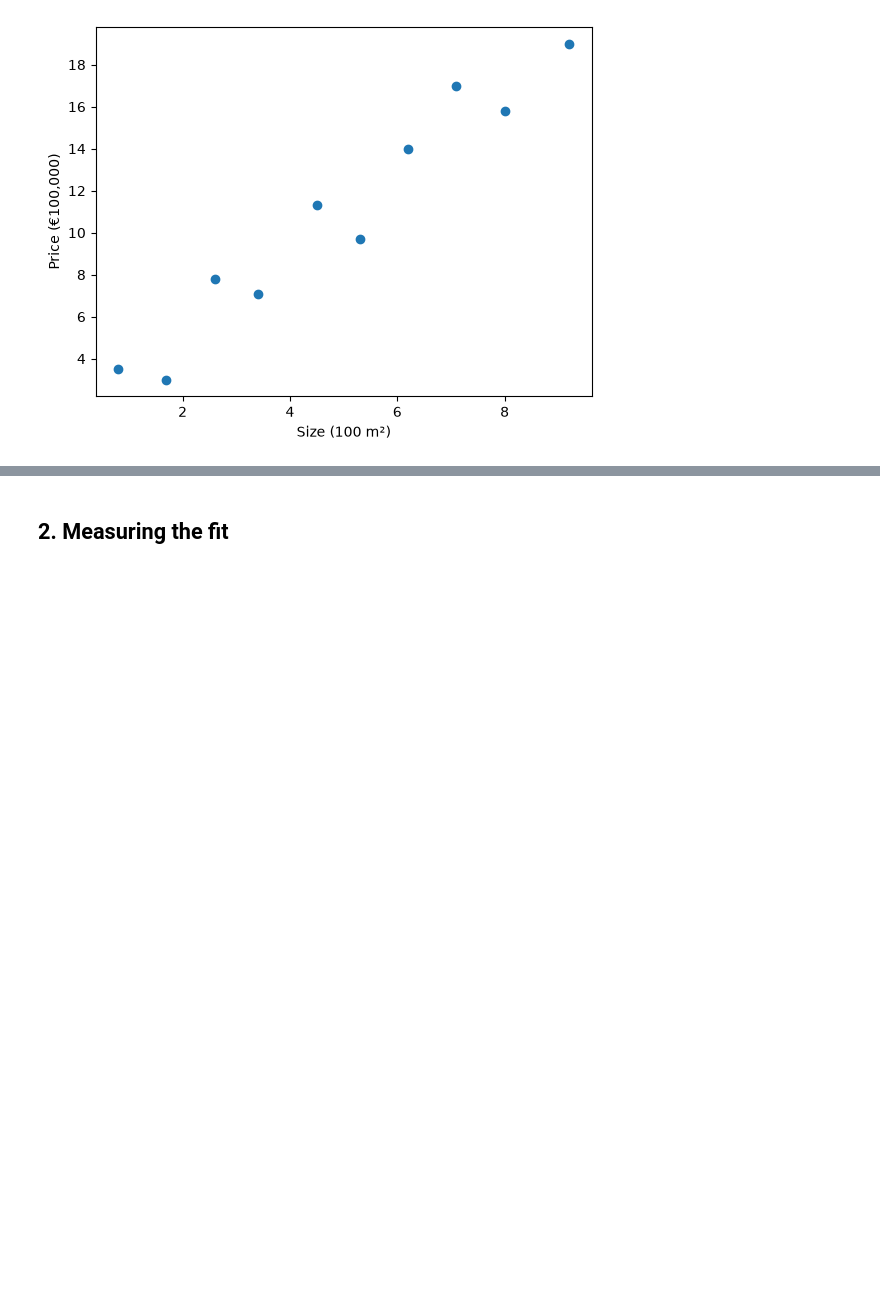
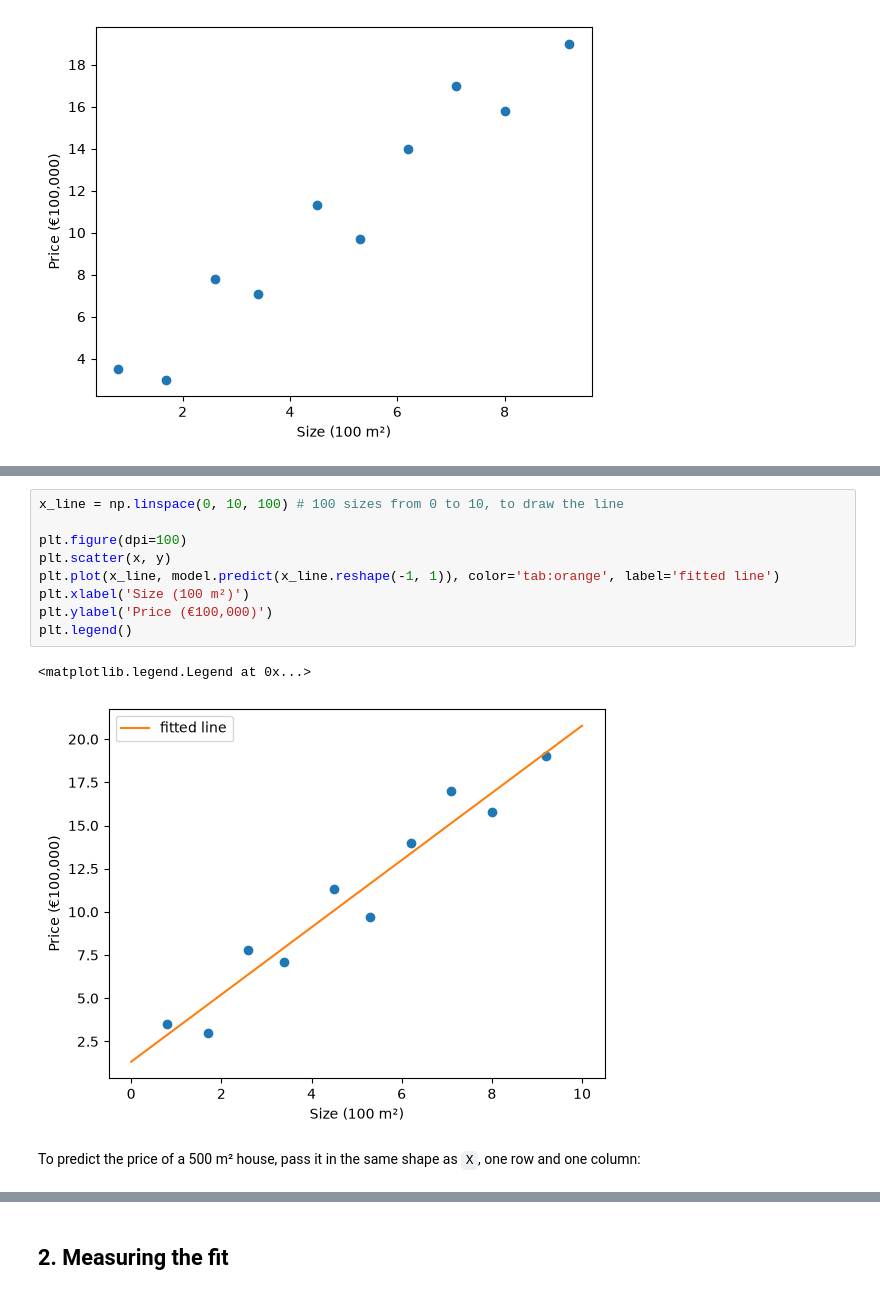
Before and after one commit to BredaUniversityADSAI/introduction-to-ml, a Jupyter notebook: self-study/_012_linear_regression.ipynb, the cells around one changed output, grey strips where cells are left out. Saved outputs shown, nothing was run; the diff lists cells and outputs as text; blank space fills up the shorter version.

```diff
--- a/self-study/_012_linear_regression.ipynb
+++ b/self-study/_012_linear_regression.ipynb
@@ -75,0 +71,14 @@ Line B looks better than line A. To compare lines that are closer to each other,
+# %%
+x_line = np.linspace(0, 10, 100) # 100 sizes from 0 to 10, to draw the line
+
+plt.figure(dpi=100)
+plt.scatter(x, y)
+plt.plot(x_line, model.predict(x_line.reshape(-1, 1)), color='tab:orange', label='fitted line')
+plt.xlabel('Size (100 m²)')
+plt.ylabel('Price (€100,000)')
+plt.legend()
+# %% [output]
+<matplotlib.legend.Legend at 0x...>
+[figure, added]
+# %% [markdown]
+To predict the price of a 500 m² house, pass it in the same shape as `X`, one row and one column:
```
Also changed, not shown: parts of 104 cells of this notebook.
